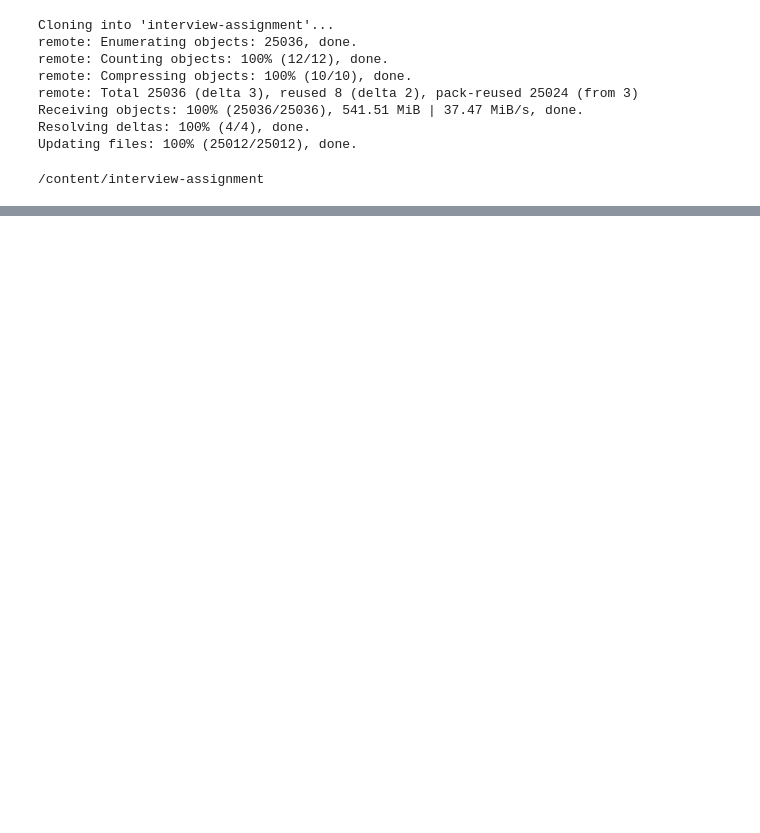
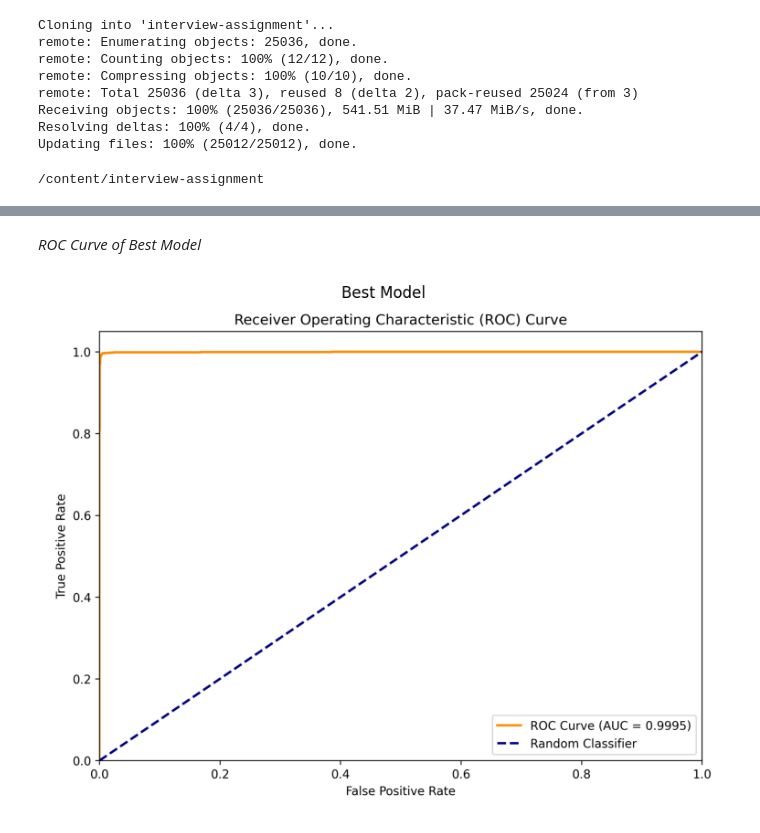
Before and after one commit to chouyunming/interview-assignment, a Jupyter notebook: notebooks/performance.ipynb, the cells around one changed output, grey strips where cells are left out. Saved outputs shown, nothing was run; the diff lists cells and outputs as text; code cells hidden in the pictures; blank space fills up the shorter version.

```diff
--- a/notebooks/performance.ipynb
+++ b/notebooks/performance.ipynb
@@ -88,0 +213,14 @@ ROC curve saved to ./result/dogs-vs-cats-resnet/roc_curve.png
+# %% [markdown]
+*ROC Curve of Best Model*
+# %%
+img_path = 'result/dogs-vs-cats-vitb16-pretrained/roc_curve.png'
+
+img = Image.open(img_path)
+plt.figure(figsize=(8, 6))
+plt.imshow(img)
+plt.axis('off')
+plt.title('Best Model')
+plt.tight_layout()
+plt.show()
+# %% [output]
+[figure, added]
```
Also changed, not shown: parts of 19 cells of this notebook, 13 other files.
